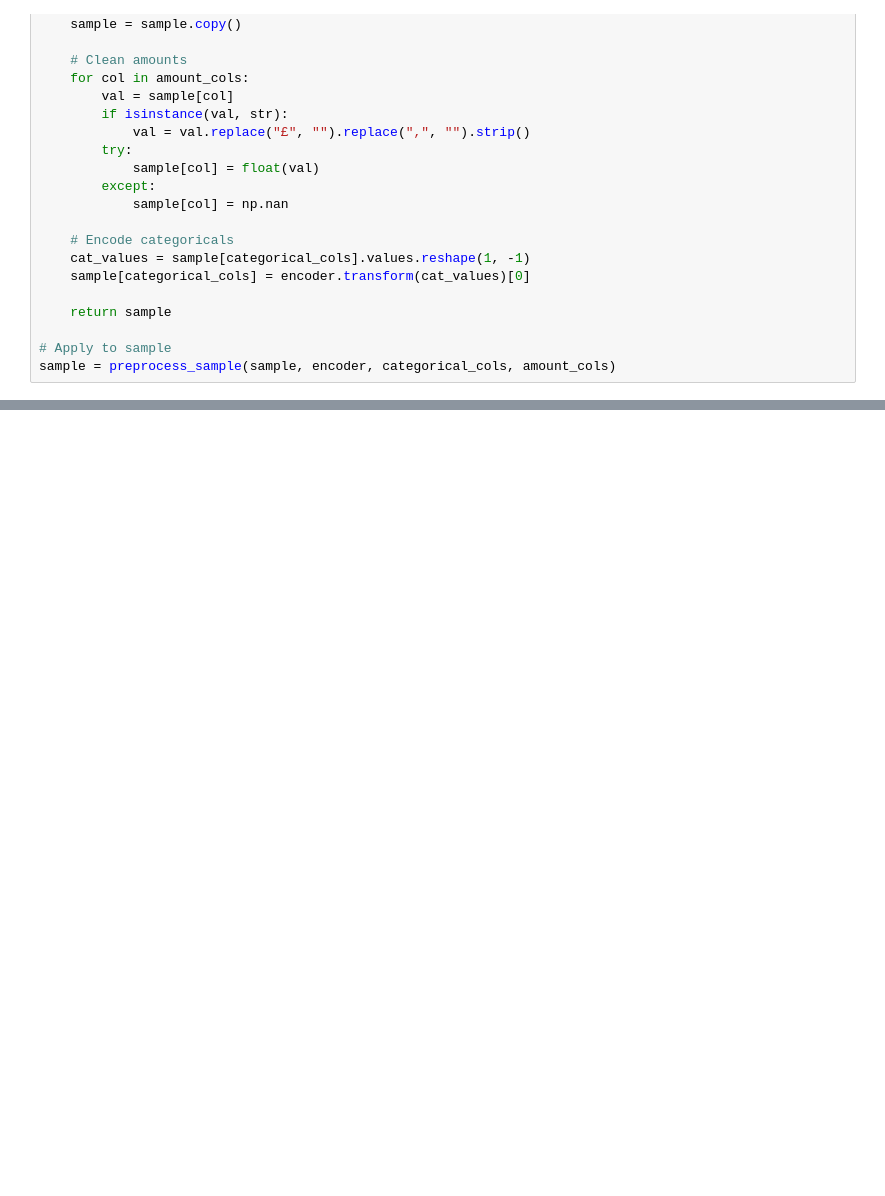
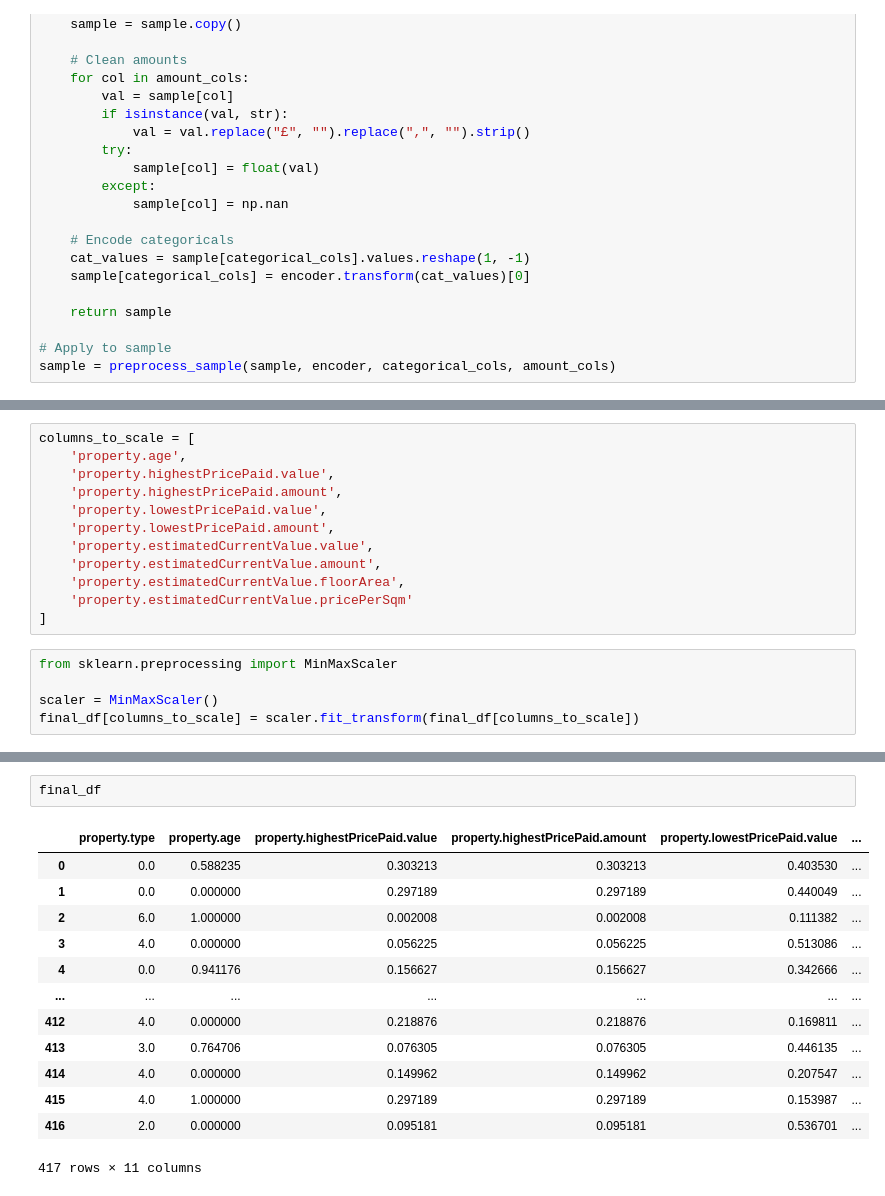
Before and after one commit to Arjun-DS96/NewAVMPipeline, a Jupyter notebook: New AVM Pipeline.ipynb, the cells around one changed output, grey strips where cells are left out. Drawn from its saved outputs; the diff is of its cells as text; blank space fills up the shorter version.

```diff
--- a/New AVM Pipeline.ipynb
+++ b/New AVM Pipeline.ipynb
@@ -283,0 +375,17 @@ df
+# %%
+columns_to_scale = [
+    'property.age',
+    'property.highestPricePaid.value',
+    'property.highestPricePaid.amount',
+    'property.lowestPricePaid.value',
+    'property.lowestPricePaid.amount',
+    'property.estimatedCurrentValue.value',
+    'property.estimatedCurrentValue.amount',
+    'property.estimatedCurrentValue.floorArea',
+    'property.estimatedCurrentValue.pricePerSqm'
+]
+# %%
+from sklearn.preprocessing import MinMaxScaler
+
+scaler = MinMaxScaler()
+final_df[columns_to_scale] = scaler.fit_transform(final_df[columns_to_scale])
@@ -283,0 +405,16 @@ df
+# %%
+final_df
+# %% [output]
+|  | property.type | property.age | property.highestPricePaid.value | property.highestPricePaid.amount | property.lowestPricePaid.value | ... |
+| 0 | 0.0 | 0.588235 | 0.303213 | 0.303213 | 0.403530 | ... |
+| 1 | 0.0 | 0.000000 | 0.297189 | 0.297189 | 0.440049 | ... |
+| 2 | 6.0 | 1.000000 | 0.002008 | 0.002008 | 0.111382 | ... |
+| 3 | 4.0 | 0.000000 | 0.056225 | 0.056225 | 0.513086 | ... |
+| 4 | 0.0 | 0.941176 | 0.156627 | 0.156627 | 0.342666 | ... |
+| ... | ... | ... | ... | ... | ... | ... |
+| 412 | 4.0 | 0.000000 | 0.218876 | 0.218876 | 0.169811 | ... |
+| 413 | 3.0 | 0.764706 | 0.076305 | 0.076305 | 0.446135 | ... |
+| 414 | 4.0 | 0.000000 | 0.149962 | 0.149962 | 0.207547 | ... |
+| 415 | 4.0 | 1.000000 | 0.297189 | 0.297189 | 0.153987 | ... |
+| 416 | 2.0 | 0.000000 | 0.095181 | 0.095181 | 0.536701 | ... |
+417 rows × 11 columns
```
Also changed, not shown: parts of 24 cells of this notebook.
